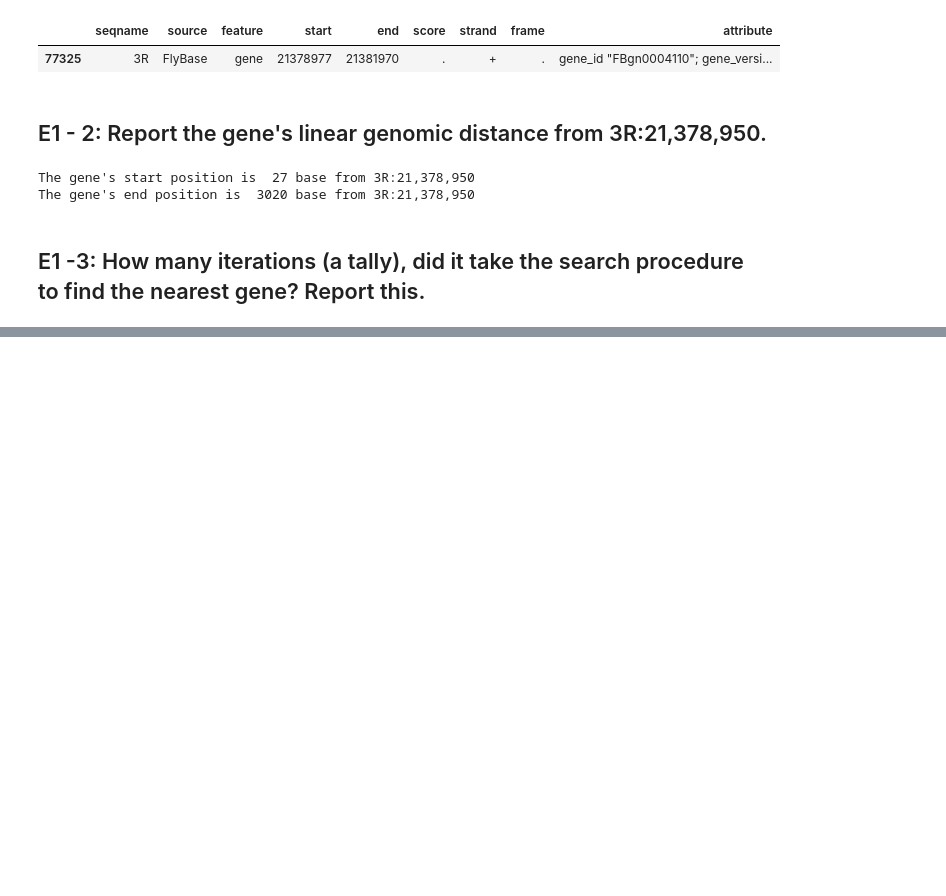
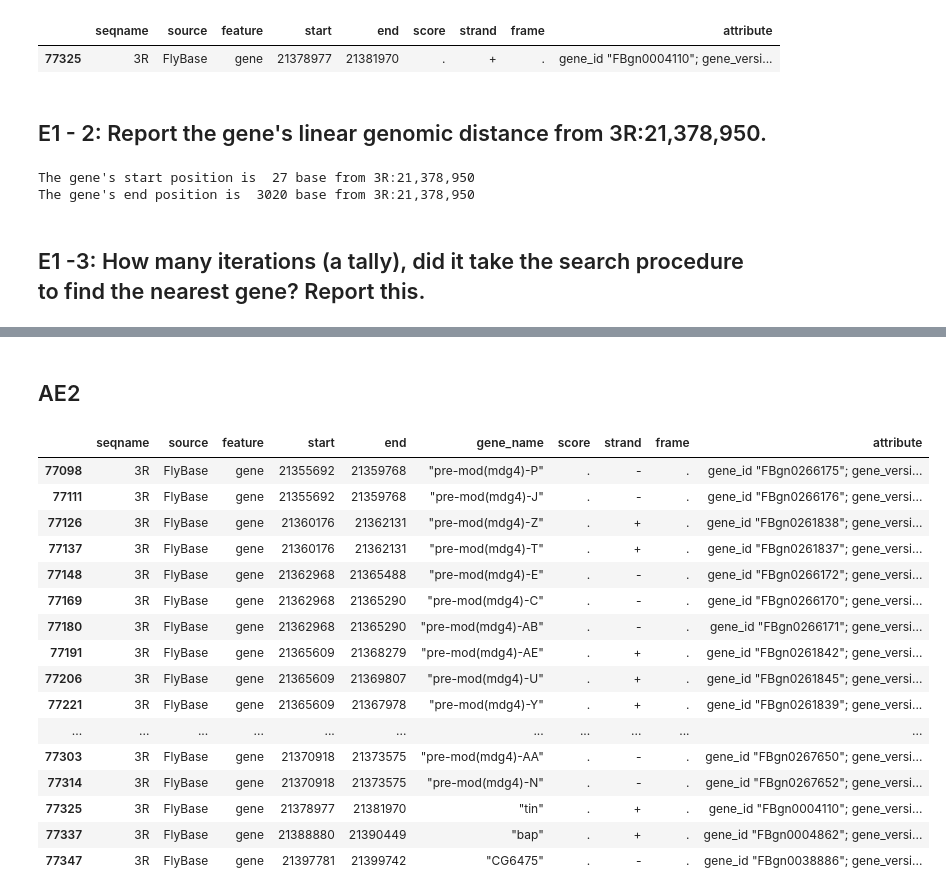
Before and after one commit to XiangningChen98/qbb2020-answers, a Jupyter notebook: day4-lunch/day4-lunch.ipynb, the cells around one changed output, grey strips where cells are left out. Saved outputs shown, nothing was run; the diff lists cells and outputs as text; code cells hidden in the pictures; blank space fills up the shorter version.

```diff
--- a/day4-lunch/day4-lunch.ipynb
+++ b/day4-lunch/day4-lunch.ipynb
@@ -105,0 +93,65 @@ It takes 11 times to get the result.
+# %% [markdown]
+## AE2
+# %%
+df_3R_selected = pd.DataFrame(columns =['seqname','source','feature','start','end','score','strand','frame','attribute'] )
+df_3R_protein_coding1=copy.deepcopy(df_3R_protein_coding)
+# %%
+count=0
+
+for time in range(20):
+    df_3R_cut=copy.deepcopy(df_3R_protein_coding1)
+    count=0
+    for i in range(20):
+    #     print(len(df_3R_cut))
+
+        while len(df_3R_cut)>2:
+            count+=1
+            if len(df_3R_cut)%2 == 0:
+                cut_step=int(len(df_3R_cut)/2)-1
+            else:
+                cut_step=int(len(df_3R_cut)/2)
+            if df_3R_cut.iloc[cut_step,3]>21378950:
+                df_3R_cut=df_3R_cut[:cut_step+1]
+    #             print('here',i)
+            else:
+                df_3R_cut=df_3R_cut[cut_step:]
+    #             print('there',i)
+        while len(df_3R_cut)==2:
+    #         print(df_3R_cut)
+            dis1=abs(df_3R_cut.iloc[0,3]-21378950)
+            dis2=abs(df_3R_cut.iloc[1,3]-21378950)
+            if dis1>dis2:
+                df_3R_cut=df_3R_cut.iloc[[1]]
+            else:
+                df_3R_cut=df_3R_cut.iloc[[0]]
+
+
+
+    df_3R_protein_coding1=df_3R_protein_coding1.drop(df_3R_cut.index)
+    df_3R_selected=pd.concat([df_3R_selected,df_3R_cut])
+# %%
+attribute = list(df_3R_selected['attribute'].str.split(';'))
+gene_name=[]
+for i in attribute:
+    gene_name.append(i[2][10:])
+df_3R_selected.insert(5,'gene_name',gene_name)
+df_3R_selected=df_3R_selected.sort_index()
+df_3R_selected
+# %% [output]
+|  | seqname | source | feature | start | end | gene_name | score | strand | frame | attribute |
+| 77098 | 3R | FlyBase | gene | 21355692 | 21359768 | "pre-mod(mdg4)-P" | . | - | . | gene_id "FBgn0266175"; gene_versi... |
+| 77111 | 3R | FlyBase | gene | 21355692 | 21359768 | "pre-mod(mdg4)-J" | . | - | . | gene_id "FBgn0266176"; gene_versi... |
+| 77126 | 3R | FlyBase | gene | 21360176 | 21362131 | "pre-mod(mdg4)-Z" | . | + | . | gene_id "FBgn0261838"; gene_versi... |
+| 77137 | 3R | FlyBase | gene | 21360176 | 21362131 | "pre-mod(mdg4)-T" | . | + | . | gene_id "FBgn0261837"; gene_versi... |
+| 77148 | 3R | FlyBase | gene | 21362968 | 21365488 | "pre-mod(mdg4)-E" | . | - | . | gene_id "FBgn0266172"; gene_versi... |
+| 77169 | 3R | FlyBase | gene | 21362968 | 21365290 | "pre-mod(mdg4)-C" | . | - | . | gene_id "FBgn0266170"; gene_versi... |
+| 77180 | 3R | FlyBase | gene | 21362968 | 21365290 | "pre-mod(mdg4)-AB" | . | - | . | gene_id "FBgn0266171"; gene_versi... |
+| 77191 | 3R | FlyBase | gene | 21365609 | 21368279 | "pre-mod(mdg4)-AE" | . | + | . | gene_id "FBgn0261842"; gene_versi... |
+| 77206 | 3R | FlyBase | gene | 21365609 | 21369807 | "pre-mod(mdg4)-U" | . | + | . | gene_id "FBgn0261845"; gene_versi... |
+| 77221 | 3R | FlyBase | gene | 21365609 | 21367978 | "pre-mod(mdg4)-Y" | . | + | . | gene_id "FBgn0261839"; gene_versi... |
+| ... | ... | ... | ... | ... | ... | ... | ... | ... | ... | ... |
+| 77303 | 3R | FlyBase | gene | 21370918 | 21373575 | "pre-mod(mdg4)-AA" | . | - | . | gene_id "FBgn0267650"; gene_versi... |
+| 77314 | 3R | FlyBase | gene | 21370918 | 21373575 | "pre-mod(mdg4)-N" | . | - | . | gene_id "FBgn0267652"; gene_versi... |
+| 77325 | 3R | FlyBase | gene | 21378977 | 21381970 | "tin" | . | + | . | gene_id "FBgn0004110"; gene_versi... |
+| 77337 | 3R | FlyBase | gene | 21388880 | 21390449 | "bap" | . | + | . | gene_id "FBgn0004862"; gene_versi... |
+| 77347 | 3R | FlyBase | gene | 21397781 | 21399742 | "CG6475" | . | - | . | gene_id "FBgn0038886"; gene_versi... |
```
Also changed, not shown: parts of 11 cells of this notebook.
